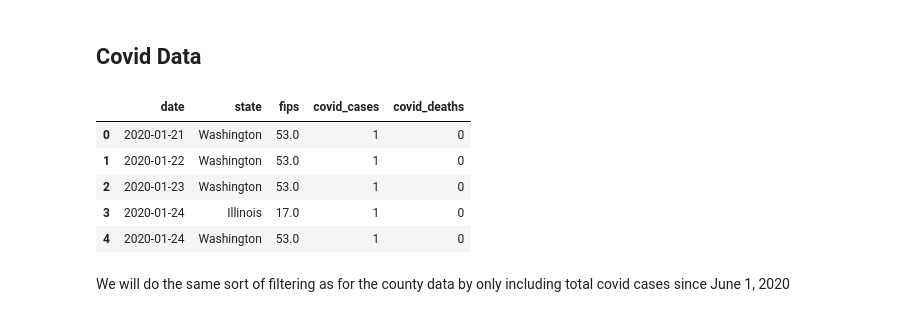
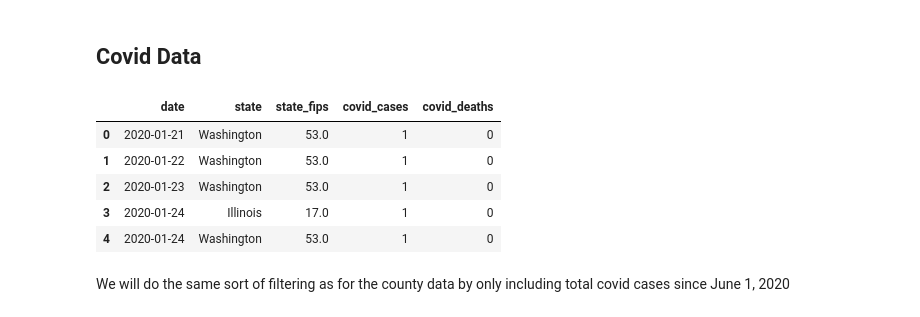
Before and after one commit to nytimes/covid-19-data, a Jupyter notebook: nyt_covid_clean_merge.ipynb, the cells around one changed output. Drawn from its saved outputs; the diff is of its cells as text; code cells hidden in the pictures.

```diff
--- a/nyt_covid_clean_merge.ipynb
+++ b/nyt_covid_clean_merge.ipynb
@@ -371,7 +397,7 @@ df_county.head()
 # %% [markdown]
 ## Covid Data
 # %%
-state_covid = pd.read_csv("data/us-states.csv",parse_dates=['date'])
+state_covid = pd.read_csv("data/nyt_data/us-states.csv",parse_dates=['date'])
 # %%
 state_covid = state_covid.astype({
     'state':str,
@@ -381,10 +407,10 @@ state_covid = state_covid.astype({
 })
 # %%
 # Rename columns
-state_covid.columns = ['date','state','fips','covid_cases','covid_deaths']
+state_covid.columns = ['date','state','state_fips','covid_cases','covid_deaths']
 state_covid.head()
 # %% [output]
-|  | date | state | fips | covid_cases | covid_deaths |
+|  | date | state | state_fips | covid_cases | covid_deaths |
 | 0 | 2020-01-21 | Washington | 53.0 | 1 | 0 |
 | 1 | 2020-01-22 | Washington | 53.0 | 1 | 0 |
 | 2 | 2020-01-23 | Washington | 53.0 | 1 | 0 |
```
Also changed, not shown: parts of 34 cells of this notebook, 2 other files.
